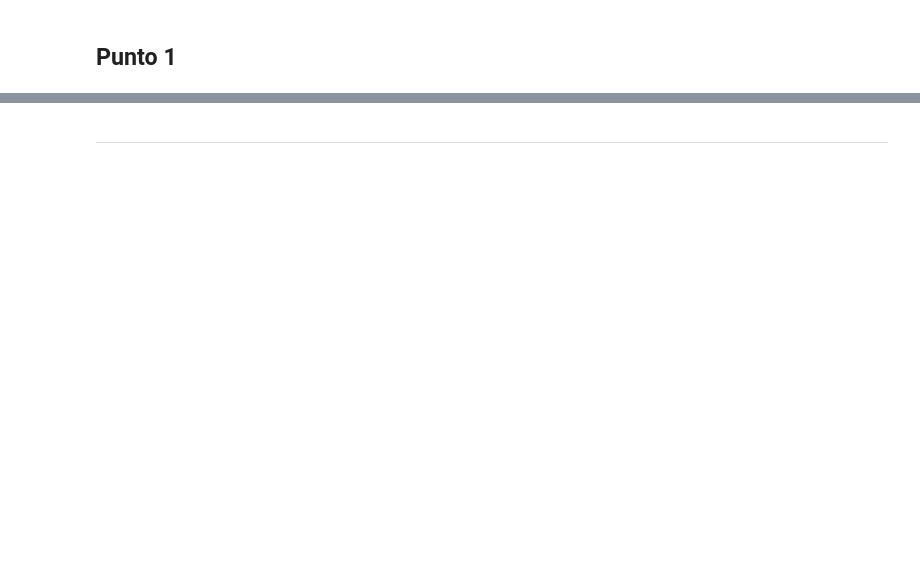
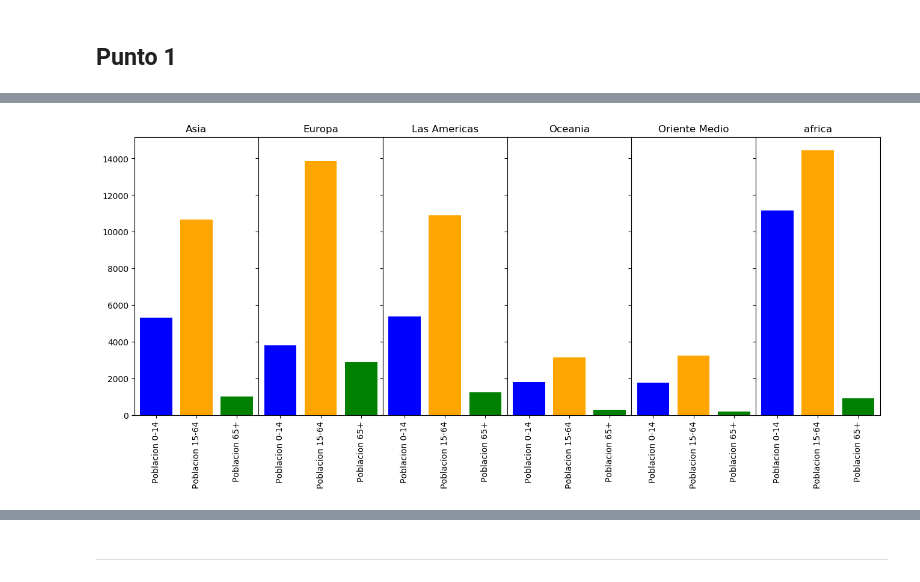
Before and after one commit to mariaqu88/lab-visualizacion-matplotlib-jasmarinpe, a Jupyter notebook: visualizacion-de-datos-usando-matplotlib.ipynb, the cells around one changed output, grey strips where cells are left out. Drawn from its saved outputs; the diff is of its cells as text; code cells hidden in the pictures; blank space fills up the shorter version.

```diff
--- a/visualizacion-de-datos-usando-matplotlib.ipynb
+++ b/visualizacion-de-datos-usando-matplotlib.ipynb
@@ -23,3 +78,15 @@ Construya una gráfica similar a la siguiente usando el archivo `indicadores-mun
+# %%
+plt.style.use('default')
+fig, axs = plt.subplots(1, 6, sharex='col', sharey='row', figsize=(16, 6));
+plt.subplots_adjust(wspace = 0.0, hspace=0.01)
+plt.title('Región')
+
+for index, colname in enumerate(data.T.columns):
+    axs[index].bar(list(data.T.index), data.T[colname], color=['blue', 'orange', 'green'],)
+    axs[index].set_xticklabels(list(data.T.index),rotation='vertical');
+    axs[index].set_title(colname)
+# %% [output]
+[figure, added]
 # %% [markdown]
 ## Punto 3
 Construya una gráfica similar a la siguiente usando el archivo `indicadores-mundiales.csv`. Se grafica la suma del porcetaje de la población por regiones.
```
Also changed, not shown: parts of 10 cells of this notebook.
